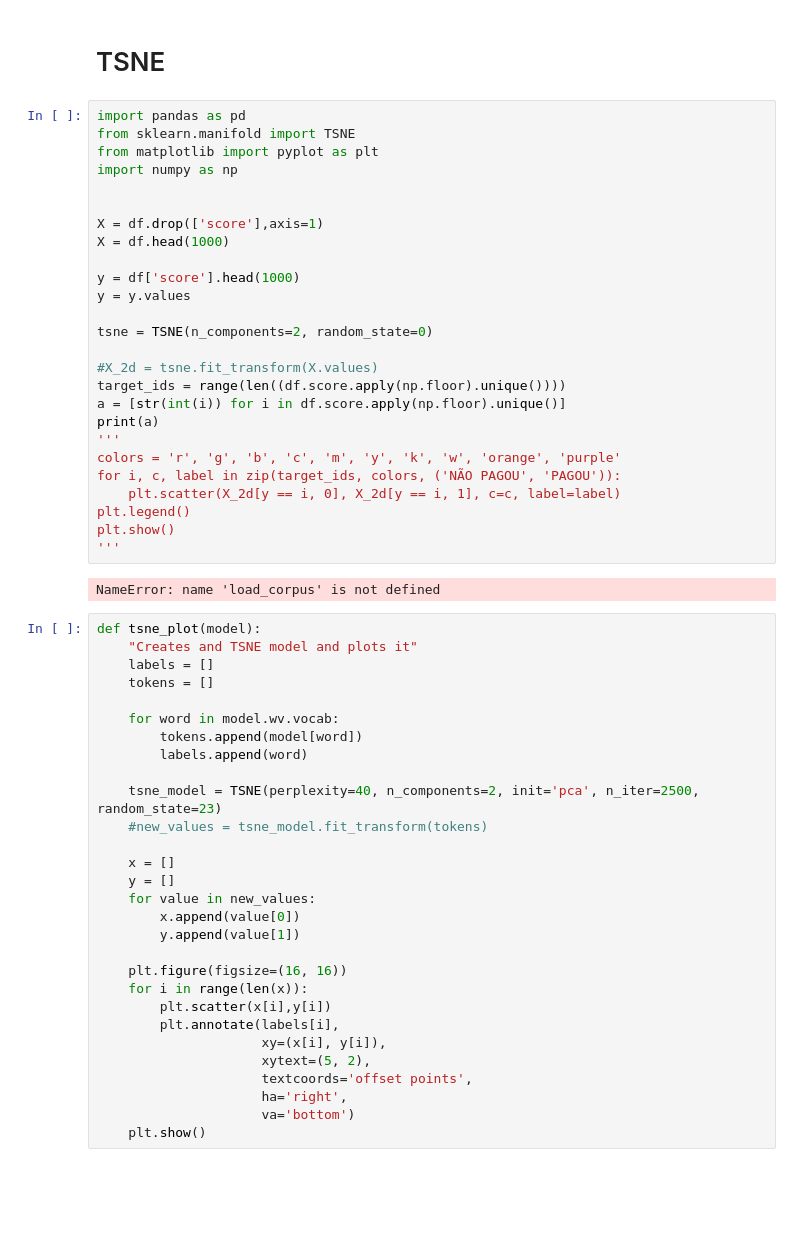
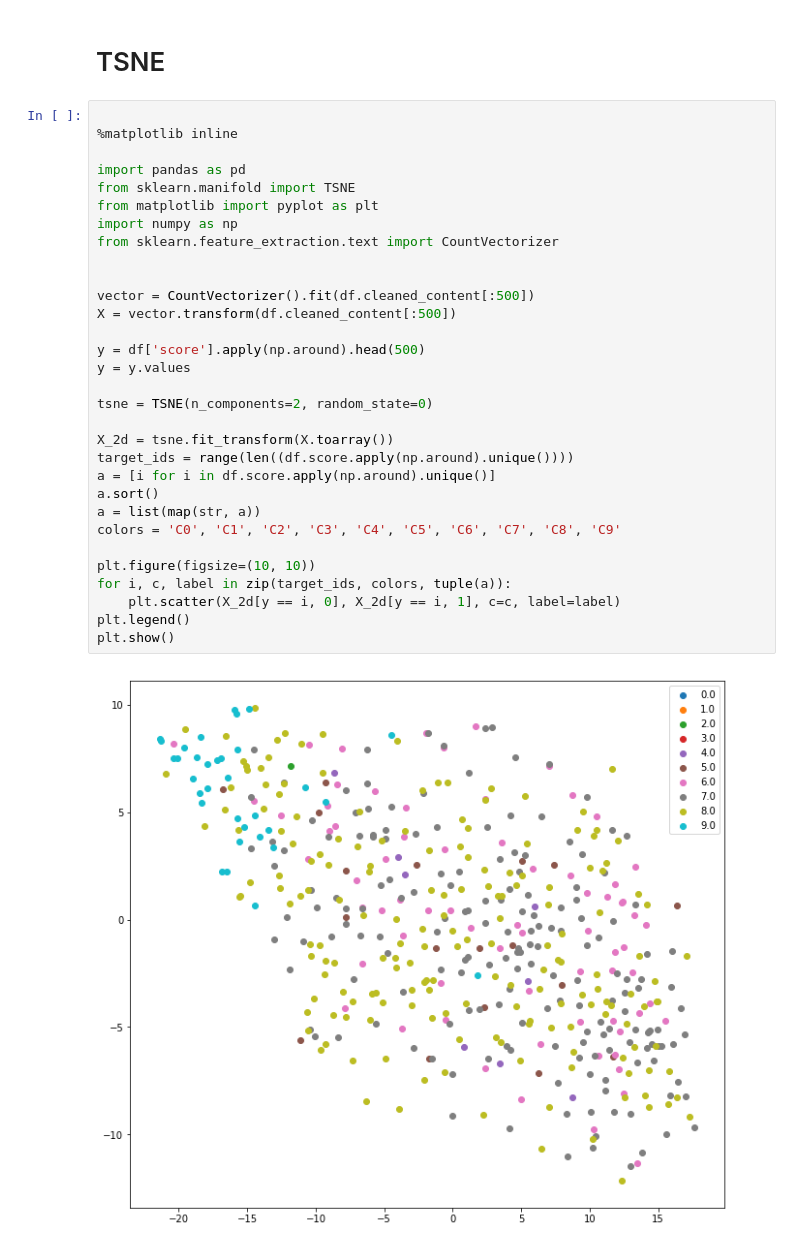
Before and after one commit to joaorobson/pitchfork_reviews_classification, a Jupyter notebook: pitchfork.ipynb, the cells around one changed output. Saved outputs shown, nothing was run; the diff lists cells and outputs as text; blank space fills up the shorter version.

Commit message:
Add tsne

```diff
--- a/pitchfork.ipynb
+++ b/pitchfork.ipynb
@@ -215,59 +234,35 @@ X_test_counts = count_vectorizer.transform(X_test)
 # %% [markdown]
 # TSNE
 # %%
+
+%matplotlib inline
+
 import pandas as pd
 from sklearn.manifold import TSNE
 from matplotlib import pyplot as plt
 import numpy as np
+from sklearn.feature_extraction.text import CountVectorizer
 
 
-X = df.drop(['score'],axis=1)
-X = df.head(1000)
+vector = CountVectorizer().fit(df.cleaned_content[:500])
+X = vector.transform(df.cleaned_content[:500])
 
-y = df['score'].head(1000)
+y = df['score'].apply(np.around).head(500)
 y = y.values
 
 tsne = TSNE(n_components=2, random_state=0)
 
-#X_2d = tsne.fit_transform(X.values)
-target_ids = range(len((df.score.apply(np.floor).unique())))
-a = [str(int(i)) for i in df.score.apply(np.floor).unique()]
-print(a)
-'''
-colors = 'r', 'g', 'b', 'c', 'm', 'y', 'k', 'w', 'orange', 'purple'
-for i, c, label in zip(target_ids, colors, ('NÃO PAGOU', 'PAGOU')):
+X_2d = tsne.fit_transform(X.toarray())
+target_ids = range(len((df.score.apply(np.around).unique())))
+a = [i for i in df.score.apply(np.around).unique()]
+a.sort()
+a = list(map(str, a))
+colors = 'C0', 'C1', 'C2', 'C3', 'C4', 'C5', 'C6', 'C7', 'C8', 'C9'
+
+plt.figure(figsize=(10, 10))
+for i, c, label in zip(target_ids, colors, tuple(a)):
     plt.scatter(X_2d[y == i, 0], X_2d[y == i, 1], c=c, label=label)
 plt.legend()
 plt.show()
-'''
 # %% [output]
-NameError: name 'load_corpus' is not defined
+[figure, added]
-# %%
-def tsne_plot(model):
-    "Creates and TSNE model and plots it"
-    labels = []
-    tokens = []
-
-    for word in model.wv.vocab:
-        tokens.append(model[word])
-        labels.append(word)
-
-    tsne_model = TSNE(perplexity=40, n_components=2, init='pca', n_iter=2500, random_state=23)
-    #new_values = tsne_model.fit_transform(tokens)
-
-    x = []
-    y = []
-    for value in new_values:
-        x.append(value[0])
-        y.append(value[1])
-
-    plt.figure(figsize=(16, 16))
-    for i in range(len(x)):
-        plt.scatter(x[i],y[i])
-        plt.annotate(labels[i],
-                     xy=(x[i], y[i]),
-                     xytext=(5, 2),
-                     textcoords='offset points',
-                     ha='right',
-                     va='bottom')
-    plt.show()
```
Also changed, not shown: parts of 4 cells of this notebook.
